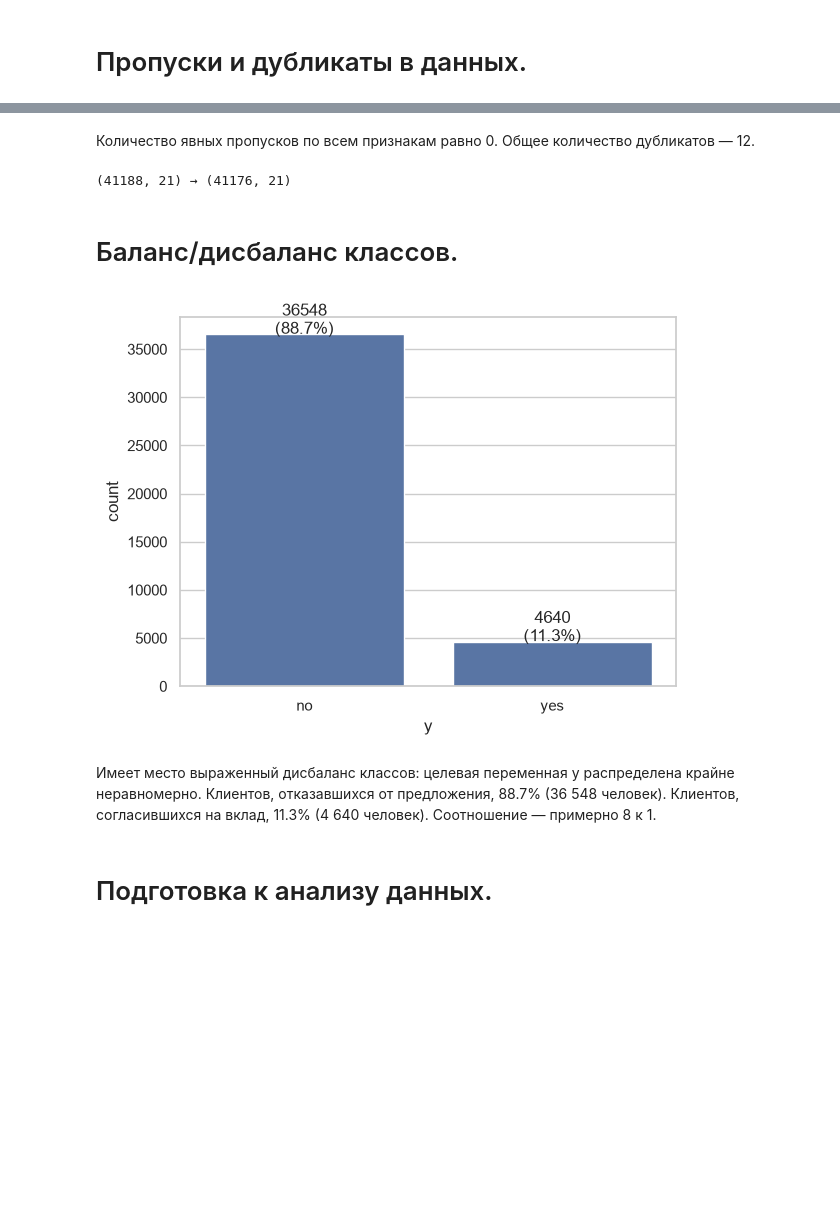
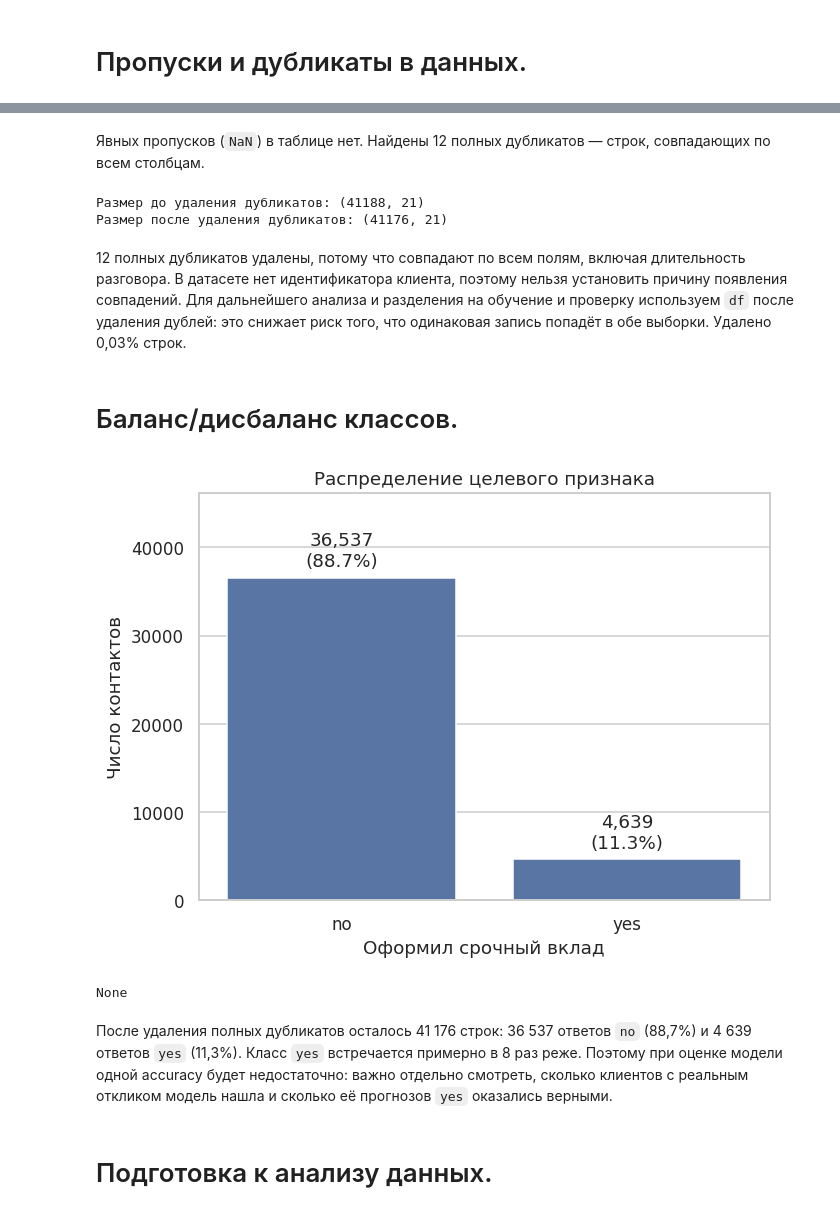
Before and after one commit to KgAmerlion/project_practice_team_1, a Jupyter notebook: Notebook_Bank_Marketing_analitika (2).ipynb, the cells around one changed output, grey strips where cells are left out. Drawn from its saved outputs; the diff is of its cells as text; code cells hidden in the pictures; blank space fills up the shorter version.

```diff
--- a/Notebook_Bank_Marketing_analitika (2).ipynb
+++ b/Notebook_Bank_Marketing_analitika (2).ipynb
@@ -117,28 +119,39 @@ dups.head(20)
 # %% [markdown]
-Количество явных пропусков по всем признакам равно 0. Общее количество дубликатов — 12.
+Явных пропусков (`NaN`) в таблице нет. Найдены 12 полных дубликатов — строк, совпадающих по всем столбцам.
 # %%
 df_clean = df.drop_duplicates().reset_index(drop=True)
-print(df.shape, "→", df_clean.shape)
+print("Размер до удаления дубликатов:", df.shape)
+print("Размер после удаления дубликатов:", df_clean.shape)
+df = df_clean.copy()
 # %% [output]
-(41188, 21) → (41176, 21)
+Размер до удаления дубликатов: (41188, 21)
+Размер после удаления дубликатов: (41176, 21)
+# %% [markdown]
+12 полных дубликатов удалены, потому что совпадают по всем полям, включая длительность разговора. В датасете нет идентификатора клиента, поэтому нельзя установить причину появления совпадений. Для дальнейшего анализа и разделения на обучение и проверку используем `df` после удаления дублей: это снижает риск того, что одинаковая запись попадёт в обе выборки. Удалено 0,03% строк.
 # %% [markdown]
 # Баланс/дисбаланс классов.
 # %%
-ax = sns.countplot(data=df, x="y")
+ax = sns.countplot(data=df, x="y", order=["no", "yes"])
 total = len(df)
-for p in ax.patches:
-    count = int(p.get_height())
-    percentage = f'{100 * count / total:.1f}%'
-    ax.annotate(f'{count}\n({percentage})',
-                (p.get_x() + p.get_width() / 2., p.get_height()),
-                ha='center', va='center',
-                xytext=(0, 10),
-                textcoords='offset points')
+for patch in ax.patches:
+    count = int(patch.get_height())
+    percentage = f"{100 * count / total:.1f}%"
+    ax.annotate(
+        f"{count:,}\n({percentage})",
+        (patch.get_x() + patch.get_width() / 2, patch.get_height()),
+        ha="center", va="bottom", xytext=(0, 5), textcoords="offset points"
+    )
+ax.set_title("Распределение целевого признака")
+ax.set_xlabel("Оформил срочный вклад")
+ax.set_ylabel("Число контактов")
+ax.set_ylim(0, total * 1.12)
+plt.tight_layout()
 plt.show()
 # %% [output]
-[figure, old version]
+[figure, new version]
+None
 # %% [markdown]
-Имеет место выраженный дисбаланс классов: целевая переменная y распределена крайне неравномерно. Клиентов, отказавшихся от предложения, 88.7% (36 548 человек). Клиентов, согласившихся на вклад, 11.3% (4 640 человек). Соотношение — примерно 8 к 1.
+После удаления полных дубликатов осталось 41 176 строк: 36 537 ответов `no` (88,7%) и 4 639 ответов `yes` (11,3%). Класс `yes` встречается примерно в 8 раз реже. Поэтому при оценке модели одной accuracy будет недостаточно: важно отдельно смотреть, сколько клиентов с реальным откликом модель нашла и сколько её прогнозов `yes` оказались верными.
 # %% [markdown]
 # Подготовка к анализу данных.
 # %%
```
Also changed, not shown: parts of 53 cells of this notebook.
